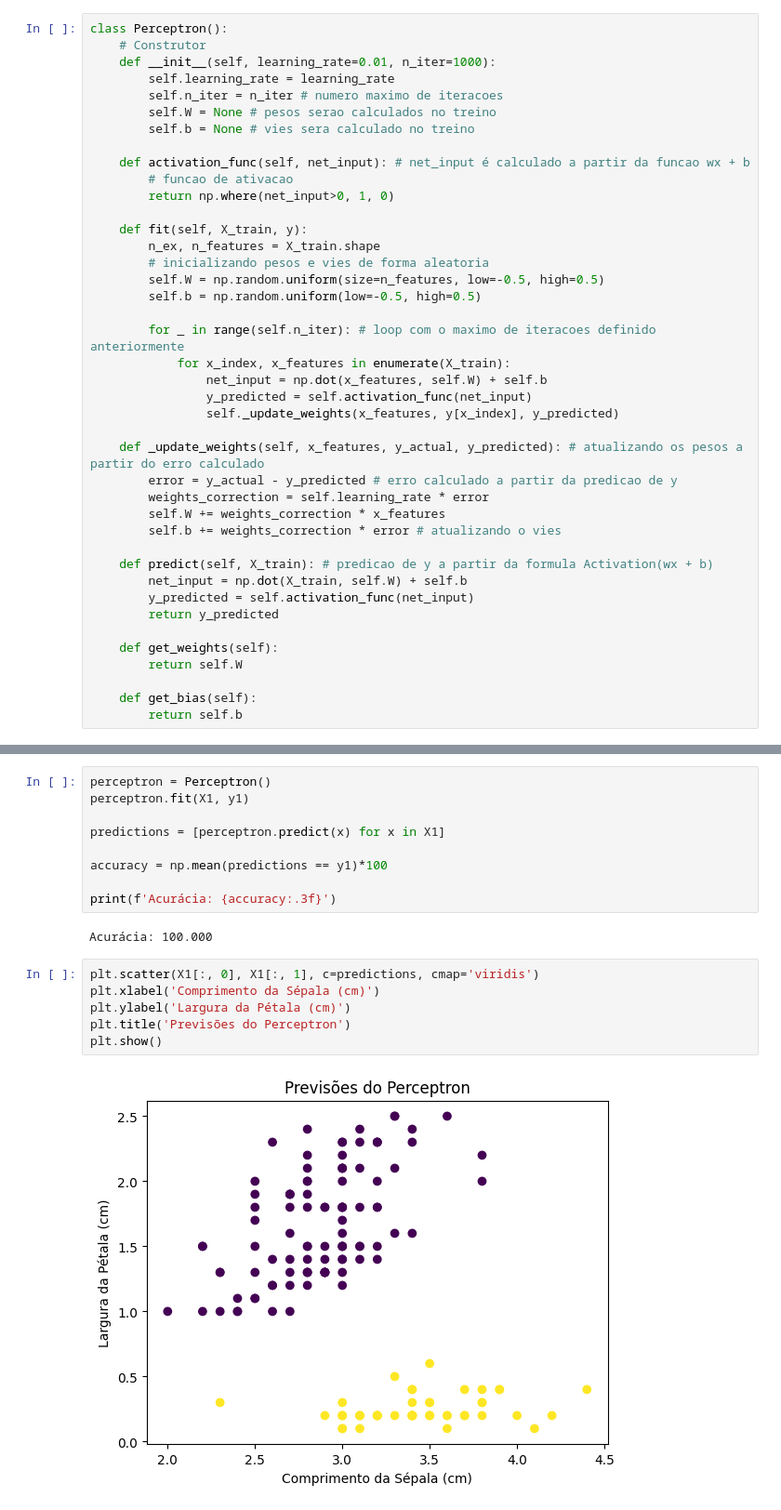
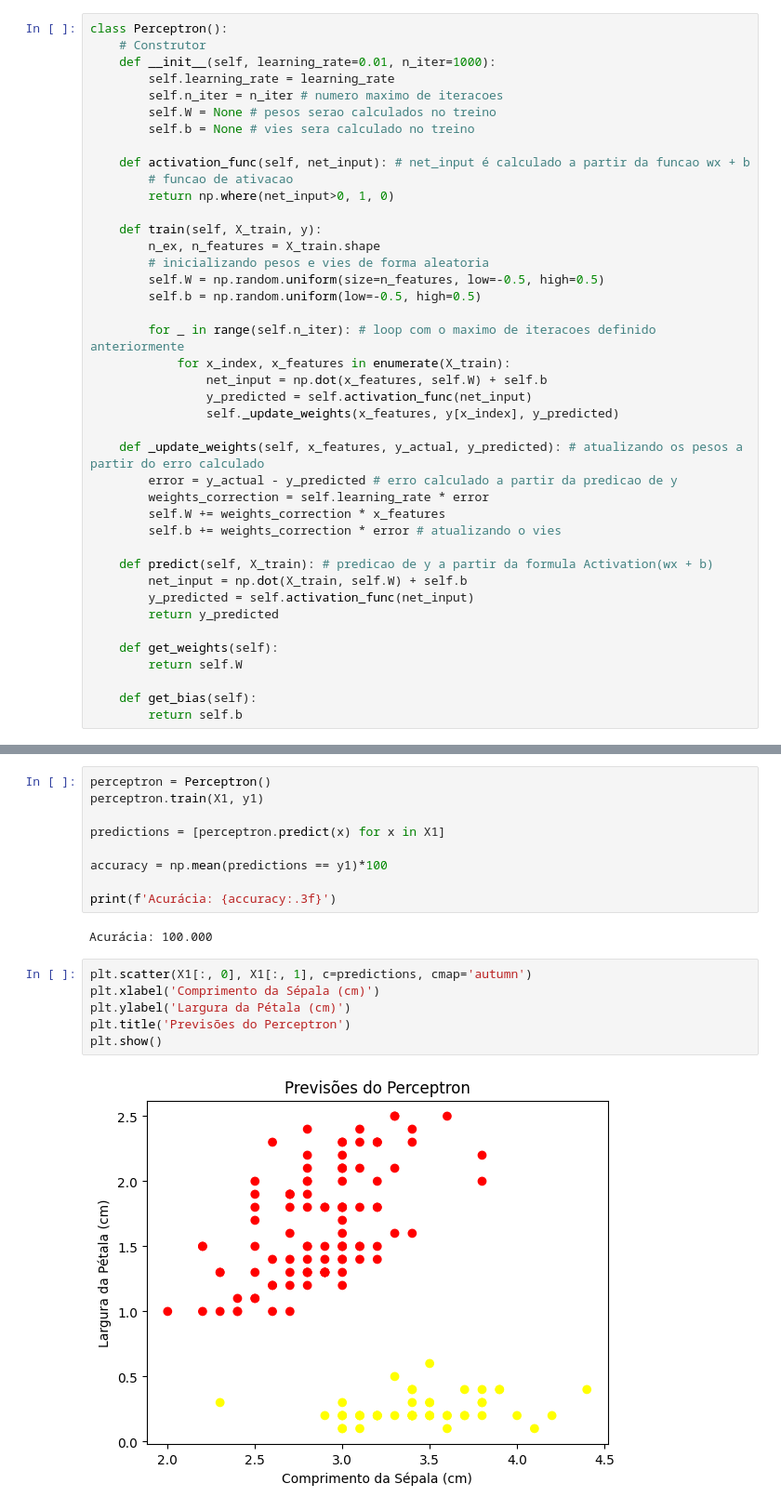
Before and after one commit to Samuelsnv2/Deep-Learning-studies, a Jupyter notebook: Perceptron/perceptron_implementation.ipynb, the cells around one changed output, grey strips where cells are left out. Shown at 93% size. Cells and saved outputs as stored; diff of their text form.

Commit message:
perceptron implemented

```diff
--- a/Perceptron/perceptron_implementation.ipynb
+++ b/Perceptron/perceptron_implementation.ipynb
@@ -17,7 +17,7 @@ class Perceptron():
         # funcao de ativacao
         return np.where(net_input>0, 1, 0)
 
-    def fit(self, X_train, y):
+    def train(self, X_train, y):
         n_ex, n_features = X_train.shape
         # inicializando pesos e vies de forma aleatoria
         self.W = np.random.uniform(size=n_features, low=-0.5, high=0.5)
@@ -117,7 +117,7 @@ X1 = X.values
 y1 = y.values.flatten()
 # %%
 perceptron = Perceptron()
-perceptron.fit(X1, y1)
+perceptron.train(X1, y1)
 
 predictions = [perceptron.predict(x) for x in X1]
 
@@ -127,11 +127,11 @@ print(f'Acurácia: {accuracy:.3f}')
 # %% [output]
 Acurácia: 100.000
 # %%
-plt.scatter(X1[:, 0], X1[:, 1], c=predictions, cmap='viridis')
+plt.scatter(X1[:, 0], X1[:, 1], c=predictions, cmap='autumn')
 plt.xlabel('Comprimento da Sépala (cm)')
 plt.ylabel('Largura da Pétala (cm)')
 plt.title('Previsões do Perceptron')
 plt.show()
 # %% [output]
-[figure, old version]
+[figure, new version]
 # %%
```
Also changed, not shown: parts of 4 cells of this notebook.
